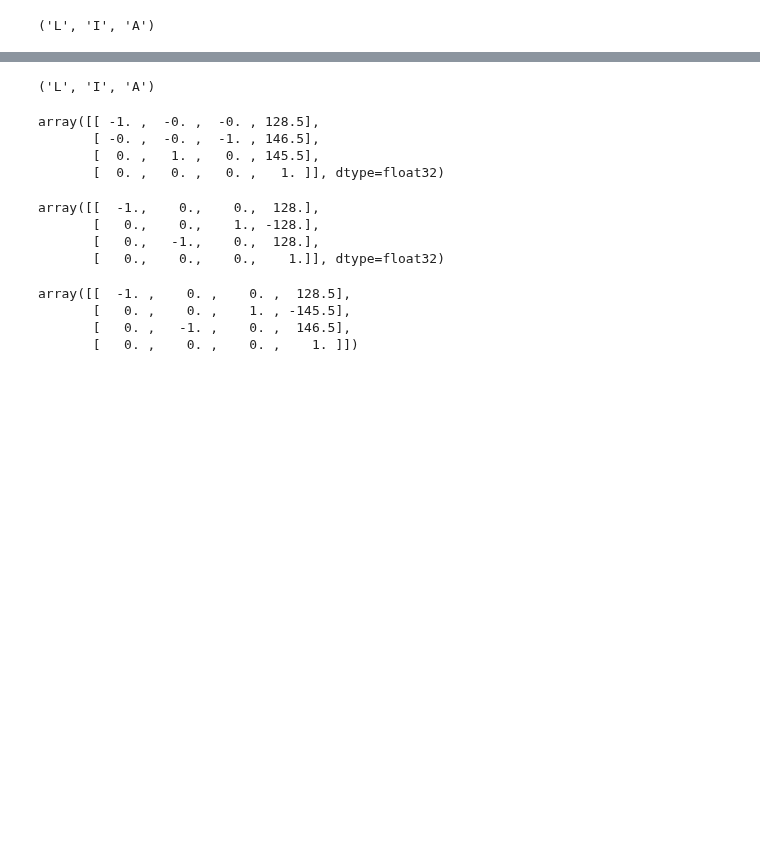
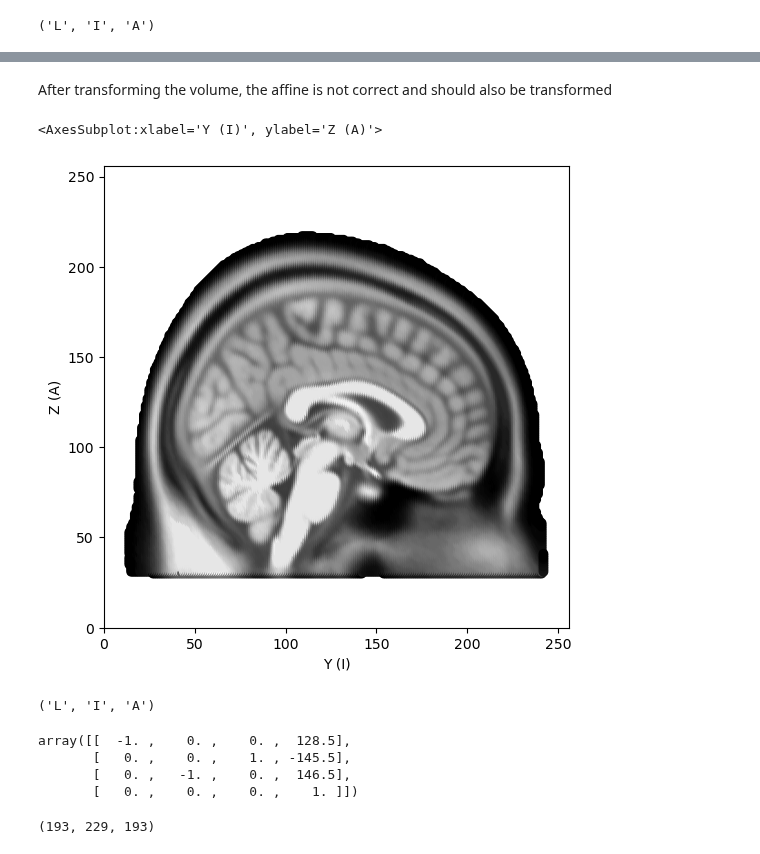
Before and after one commit to kdotdot/cerebra_atlas_python, a Jupyter notebook: 0.0-initial-transforms.ipynb, the cells around one changed output, grey strips where cells are left out. Cells and saved outputs as stored; diff of their text form; code cells hidden in the pictures; blank space fills up the shorter version.

```diff
--- a/0.0-initial-transforms.ipynb
+++ b/0.0-initial-transforms.ipynb
@@ -108,25 +104,23 @@ wm_data.shape
+# %%
+t1_data = move_volume_from_LIA_to_RAS(t1_data, t1_img.affine)
+# %% [markdown]
+After transforming the volume, the affine is not correct and should also be transformed
+# %%
+# The affine matrix should also be modified to be in RAS
+plot_brain_slice_2D(t1_data, t1_img.affine, cmap_name="gray")
+# %% [output]
+<AxesSubplot:xlabel='Y (I)', ylabel='Z (A)'>
+[figure, added]
 # %%
-nib.orientations.aff2axcodes(wm_img.affine)
+print(nib.orientations.aff2axcodes(t1_img.affine))
+t1_img.affine
 # %% [output]
 ('L', 'I', 'A')
+array([[  -1. ,    0. ,    0. ,  128.5],
+       [   0. ,    0. ,    1. , -145.5],
+       [   0. ,   -1. ,    0. ,  146.5],
+       [   0. ,    0. ,    0. ,    1. ]])
-# %%
-t1_img.header.get_ras2vox()
-# %% [output]
-array([[ -1. ,  -0. ,  -0. , 128.5],
-       [ -0. ,  -0. ,  -1. , 146.5],
-       [  0. ,   1. ,   0. , 145.5],
-       [  0. ,   0. ,   0. ,   1. ]], dtype=float32)
-# %%
-t1_img.header.get_vox2ras_tkr()
-# %% [output]
-array([[  -1.,    0.,    0.,  128.],
-       [   0.,    0.,    1., -128.],
-       [   0.,   -1.,    0.,  128.],
-       [   0.,    0.,    0.,    1.]], dtype=float32)
-# %%
-wm_img.affine
-# %% [output]
-array([[  -1. ,    0. ,    0. ,  128.5],
-       [   0. ,    0. ,    1. , -145.5],
-       [   0. ,   -1. ,    0. ,  146.5],
-       [   0. ,    0. ,    0. ,    1. ]])
+# %%
+cerebra_mgz_data.shape
+# %% [output]
+(193, 229, 193)
```
Also changed, not shown: parts of 31 cells of this notebook, 10 other files.
